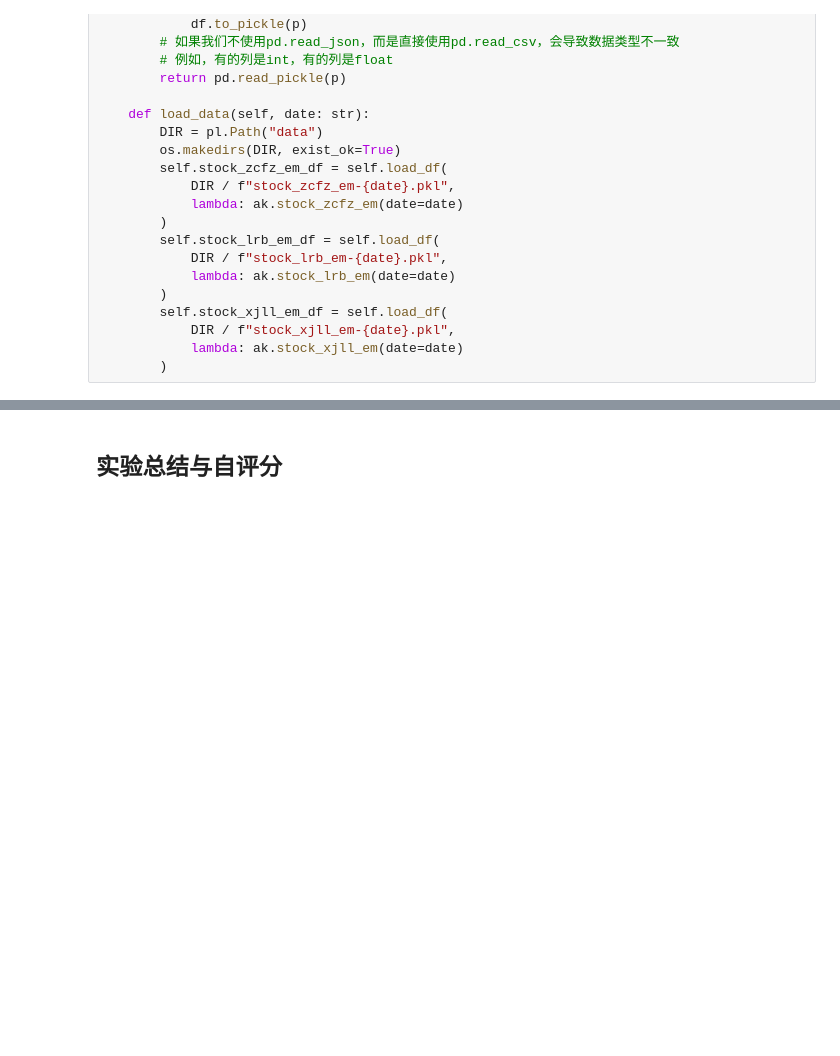
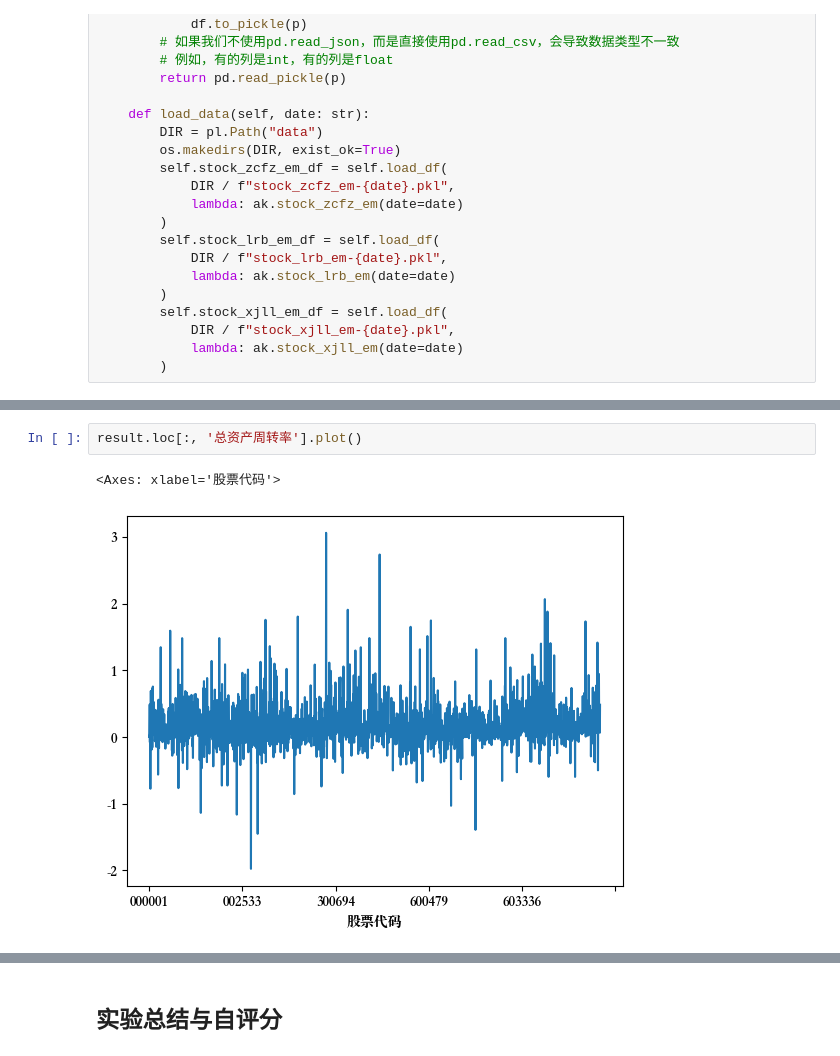
Before and after one commit to TheVeryDarkness/cs410, a Jupyter notebook: 2/2.ipynb, the cells around one changed output, grey strips where cells are left out. Saved outputs shown, nothing was run; the diff lists cells and outputs as text; blank space fills up the shorter version.

```diff
--- a/2/2.ipynb
+++ b/2/2.ipynb
@@ -117,0 +220,5 @@ end.stock_zcfz_em_df.plot(ax=ax, y="资产负债率")
+# %%
+result.loc[:, '总资产周转率'].plot()
+# %% [output]
+<Axes: xlabel='股票代码'>
+[figure, added]
```
Also changed, not shown: parts of 12 cells of this notebook, 6 other files.
